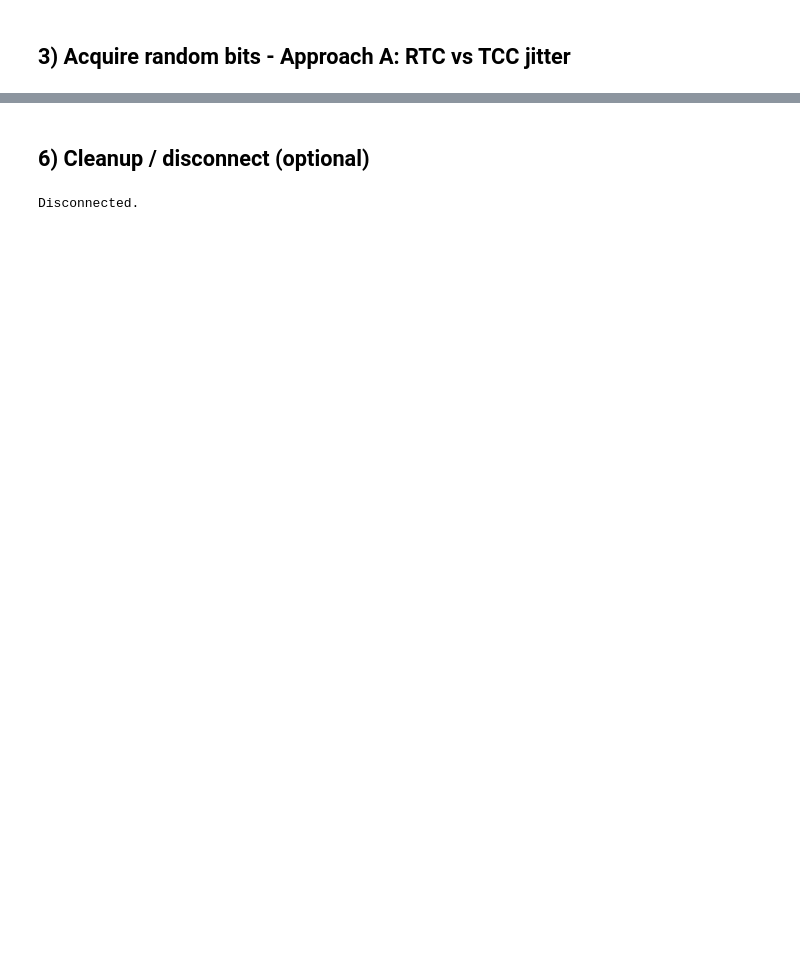
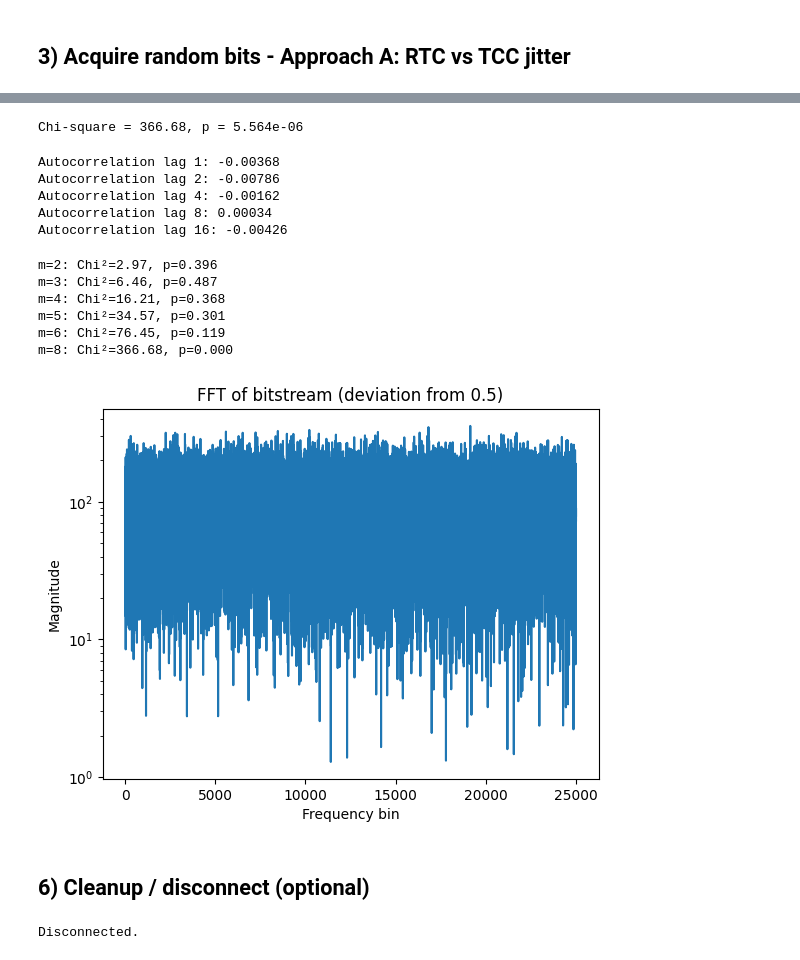
Before and after one commit to alonab01/chipwhisperer, a Jupyter notebook: secure-hardware/TRNG/osc_trng/TRNG_Jitter_XMEGA_Testbench.ipynb, the cells around one changed output, grey strips where cells are left out. Cells and saved outputs as stored; diff of their text form; code cells hidden in the pictures; blank space fills up the shorter version.

```diff
--- a/secure-hardware/TRNG/osc_trng/TRNG_Jitter_XMEGA_Testbench.ipynb
+++ b/secure-hardware/TRNG/osc_trng/TRNG_Jitter_XMEGA_Testbench.ipynb
@@ -246,3 +265,82 @@ print("Saved report:", path)
+# %%
+from scipy.stats import chisquare
+
+# Build observed histogram (256 bins, one per possible byte value)
+observed, _ = np.histogram(data, bins=256, range=(0, 256))
+
+# Expected: uniform distribution with same total count
+expected = np.full(256, len(data) / 256)
+
+# Chi-square test
+chi2, pval = chisquare(observed, expected)
+print(f"Chi-square = {chi2:.2f}, p = {pval:.3e}")
+# %% [output]
+Chi-square = 366.68, p = 5.564e-06
+# %%
+# Convert bytes → bits
+bits = np.unpackbits(data)
+
+def autocorr(bits, lag):
+    return np.corrcoef(bits[:-lag], bits[lag:])[0,1]
+
+for lag in [1, 2, 4, 8, 16]:
+    ac = autocorr(bits, lag)
+    print(f"Autocorrelation lag {lag}: {ac:.5f}")
+# %% [output]
+Autocorrelation lag 1: -0.00368
+Autocorrelation lag 2: -0.00786
+Autocorrelation lag 4: -0.00162
+Autocorrelation lag 8: 0.00034
+Autocorrelation lag 16: -0.00426
+# %%
+import numpy as np
+from scipy.stats import chisquare
+
+def poker_test(bits, m_values=[2,3,4,5,6,8]):
+    N = len(bits)
+    results = []
+    for m in m_values:
+        num_chunks = N // m
+        if num_chunks < 50:
+            continue  # not enough samples for this m
+
+        # group into m-bit chunks
+        chunks = np.packbits(bits[:num_chunks*m].reshape(-1, m), axis=-1, bitorder='little').flatten()
+        freqs = np.bincount(chunks, minlength=2**m)
+
+        # expected counts (uniform)
+        expected = np.full(2**m, num_chunks / (2**m))
+        chi2, pval = chisquare(freqs, expected)
+
+        results.append((m, chi2, pval))
+
+    return results
+
+
+
+bits = np.unpackbits(data)  # turn your bytes into bitstream
+results = poker_test(bits)
+
+for m, chi2, pval in results:
+    print(f"m={m}: Chi²={chi2:.2f}, p={pval:.3f}")
+# %% [output]
+m=2: Chi²=2.97, p=0.396
+m=3: Chi²=6.46, p=0.487
+m=4: Chi²=16.21, p=0.368
+m=5: Chi²=34.57, p=0.301
+m=6: Chi²=76.45, p=0.119
+m=8: Chi²=366.68, p=0.000
+# %%
+import matplotlib.pyplot as plt
+
+fft_vals = np.fft.fft(bits - 0.5)
+plt.semilogy(np.abs(fft_vals[:len(fft_vals)//2]))
+plt.title("FFT of bitstream (deviation from 0.5)")
+plt.xlabel("Frequency bin")
+plt.ylabel("Magnitude")
+plt.show()
+# %% [output]
+[figure, added]
 # %% [markdown]
 ## 6) Cleanup / disconnect (optional)
 # %%
```
Also changed, not shown: parts of 17 cells of this notebook, 5 other files.
